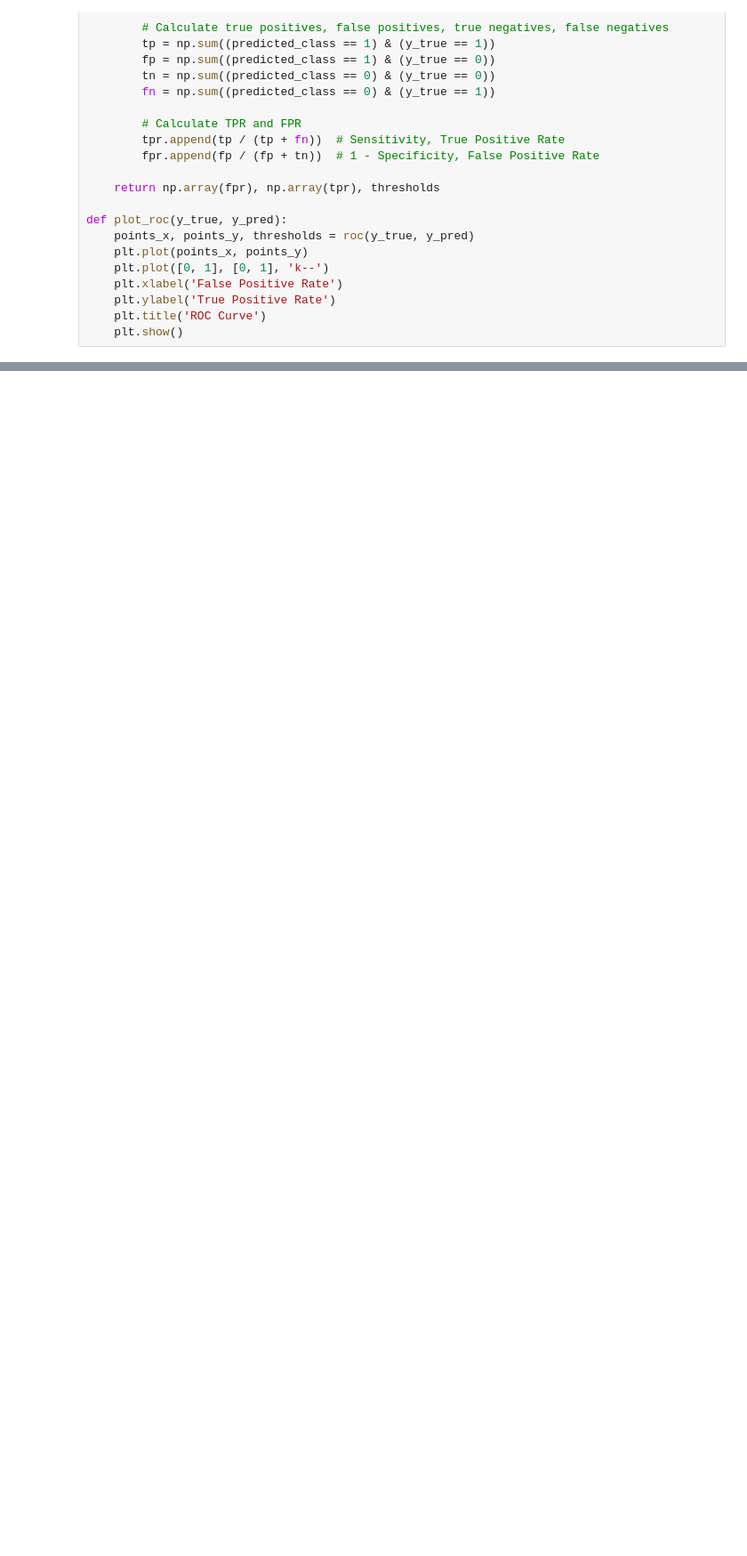
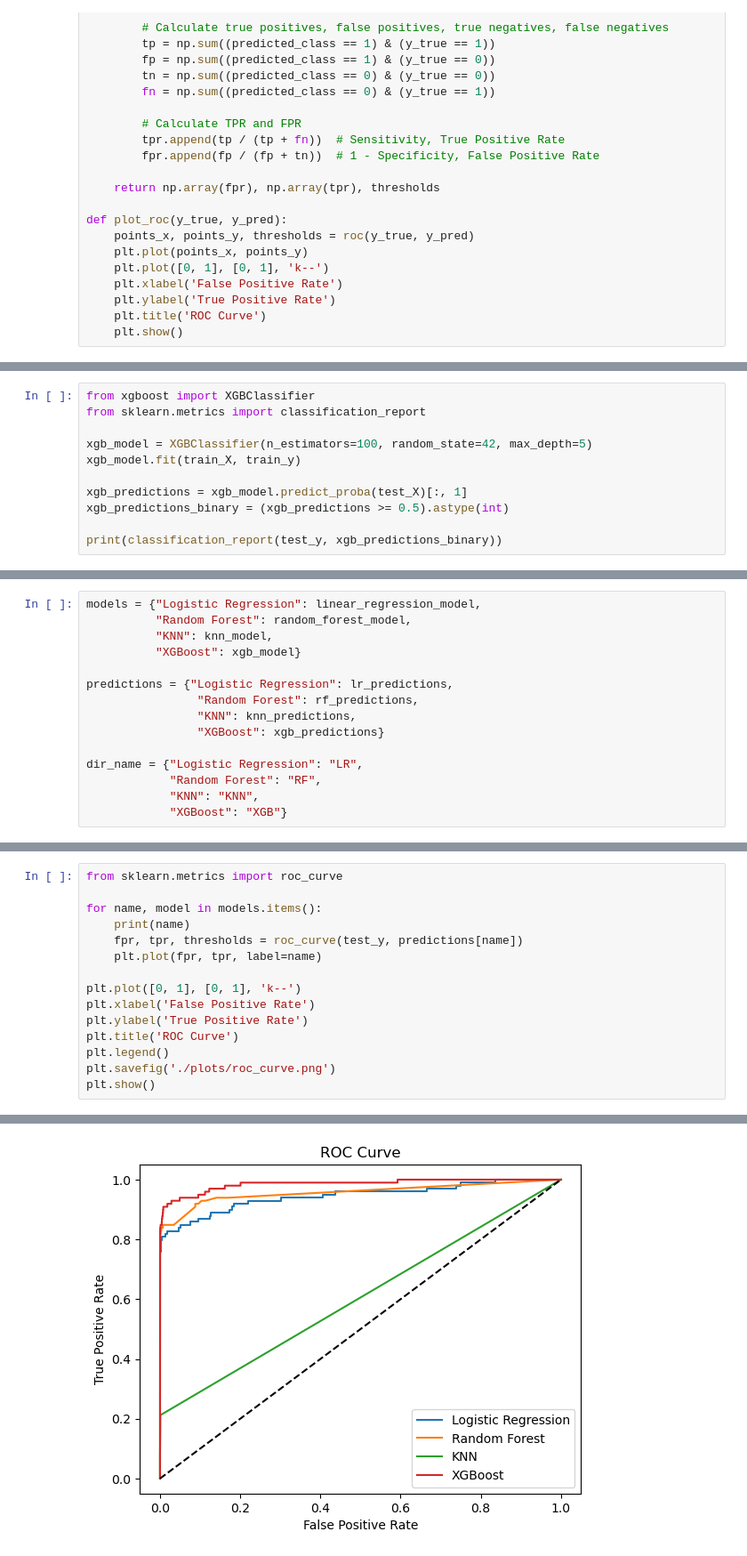
Before and after one commit to haniamak/Binary-Classification-for-Credit-Card-Fraud-Detection, a Jupyter notebook: src/main.ipynb, the cells around one changed output, grey strips where cells are left out. Shown: that part at 89% size. Drawn from its saved outputs; the diff is of its cells as text; blank space fills up the shorter version.

Commit message:
added plots; reformated notebook

```diff
--- a/src/main.ipynb
+++ b/src/main.ipynb
@@ -112,0 +165,11 @@ Please also refer to the documentation for alternative solver options:
+# %%
+from xgboost import XGBClassifier
+from sklearn.metrics import classification_report
+
+xgb_model = XGBClassifier(n_estimators=100, random_state=42, max_depth=5)
+xgb_model.fit(train_X, train_y)
+
+xgb_predictions = xgb_model.predict_proba(test_X)[:, 1]
+xgb_predictions_binary = (xgb_predictions >= 0.5).astype(int)
+
+print(classification_report(test_y, xgb_predictions_binary))
@@ -112,0 +187,15 @@ Please also refer to the documentation for alternative solver options:
+# %%
+models = {"Logistic Regression": linear_regression_model,
+          "Random Forest": random_forest_model,
+          "KNN": knn_model,
+          "XGBoost": xgb_model}
+
+predictions = {"Logistic Regression": lr_predictions,
+                "Random Forest": rf_predictions,
+                "KNN": knn_predictions,
+                "XGBoost": xgb_predictions}
+
+dir_name = {"Logistic Regression": "LR",
+            "Random Forest": "RF",
+            "KNN": "KNN",
+            "XGBoost": "XGB"}
@@ -112,0 +204,16 @@ Please also refer to the documentation for alternative solver options:
+# %%
+from sklearn.metrics import roc_curve
+
+for name, model in models.items():
+    print(name)
+    fpr, tpr, thresholds = roc_curve(test_y, predictions[name])
+    plt.plot(fpr, tpr, label=name)
+
+plt.plot([0, 1], [0, 1], 'k--')
+plt.xlabel('False Positive Rate')
+plt.ylabel('True Positive Rate')
+plt.title('ROC Curve')
+plt.legend()
+plt.savefig('./plots/roc_curve.png')
+plt.show()
+# %% [output]
@@ -112,0 +224 @@ Please also refer to the documentation for alternative solver options:
+[figure, added]
```
Also changed, not shown: parts of 16 cells of this notebook, 5 other files.
